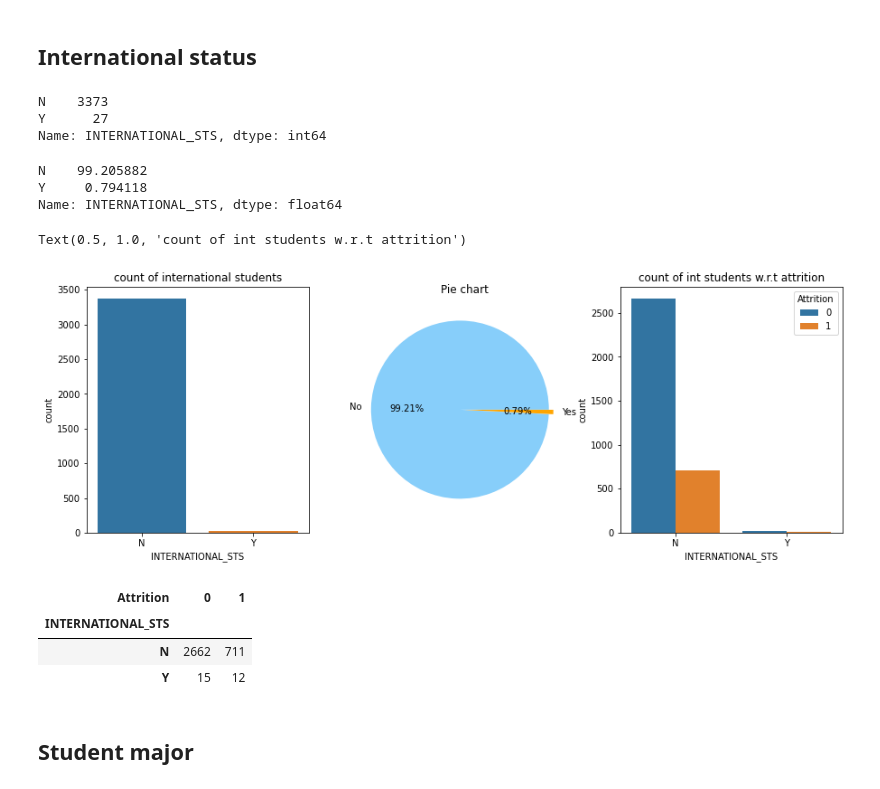
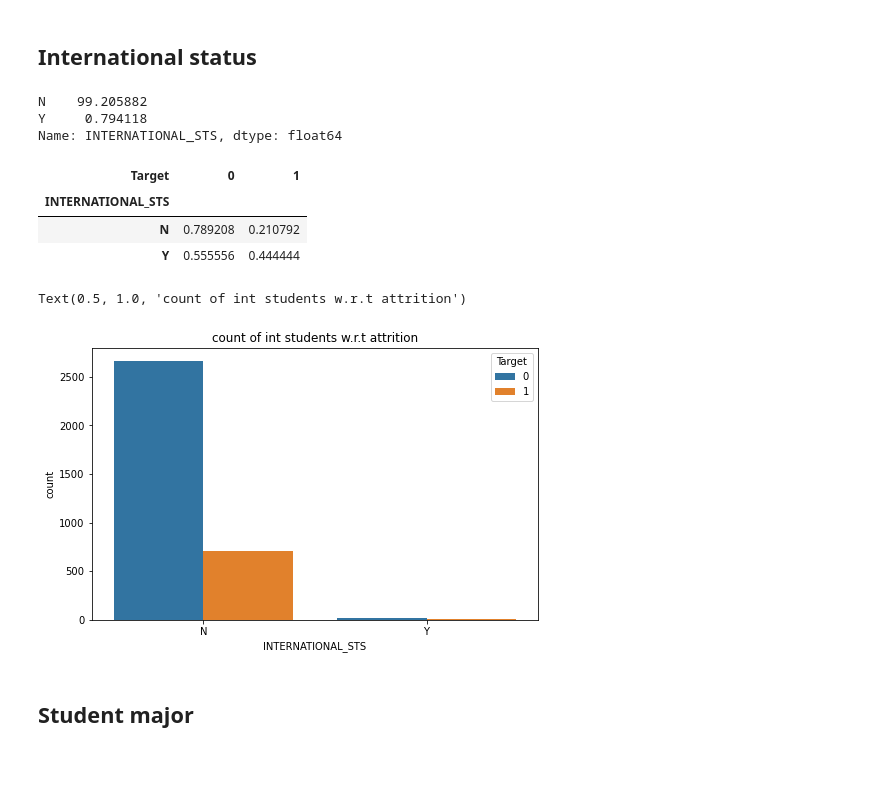
Before and after one commit to Jobin-Nelson/Student_attrition, a Jupyter notebook: src/pilot.ipynb, the cells around one changed output. Drawn from its saved outputs; the diff is of its cells as text; code cells hidden in the pictures; blank space fills up the shorter version.

```diff
--- a/src/pilot.ipynb
+++ b/src/pilot.ipynb
@@ -33,6 +23,11 @@ import seaborn as sns
 %matplotlib inline
+# %%
+# Getting the filepath
+pwd = os.getcwd()
+filepath = os.path.join(os.path.dirname(pwd),"input\\Student Applications & Performance.xlsx")
 # %%
-df = pd.read_excel("Student Applications & Performance.xlsx",sheet_name="University information")
+# Loading the data
+df = pd.read_excel(filepath,sheet_name="University information")
 df.head()
 # %% [output]
 |  | STUDENT IDENTIFIER | STDNT_AGE | STDNT_GENDER | STDNT_BACKGROUND | IN_STATE_FLAG | INTERNATIONAL_STS | ... |
@@ -111,6 +108,9 @@ df['RETURNED_2ND_YR'].value_counts()
 0     723
 Name: RETURNED_2ND_YR, dtype: int64
 # %%
-# Creating target feature
-df['Attrition'] = df['RETURNED_2ND_YR']
+# Renaming target feature
+df['Target'] = df['RETURNED_2ND_YR']
 df.drop('RETURNED_2ND_YR',axis=1,inplace=True)
+
+df['Target'].value_counts(normalize=True)*100
+# It is an imbalanced data
@@ -117,7 +121,7 @@ df.drop('RETURNED_2ND_YR',axis=1,inplace=True)
 # %%
-# Swapping 1&0 in attrition so 1 represents students who discontinued
-df['Attrition'] = df['Attrition'].map(lambda x: 0 if x==1 else 1)
-df['Attrition'].value_counts()
+# Swapping 1&0 in Target so 1 represents students who discontinued
+df['Target'] = df['Target'].map(lambda x: 0 if x==1 else 1)
+df['Target'].value_counts()
 # %% [output]
 0    2677
 1     723
@@ -350,46 +284,29 @@ pd.crosstab(df['IN_STATE_FLAG'],df['Attrition'],normalize=True)
 # %% [markdown]
 ## International status
-# %%
-df['INTERNATIONAL_STS'].value_counts()
-# %% [output]
-N    3373
-Y      27
-Name: INTERNATIONAL_STS, dtype: int64
-# %%
-df['INTERNATIONAL_STS'].value_counts(normalize=True)*100
-# We can ignore this feature however we can analyse with target once
-# %% [output]
-N    99.205882
-Y     0.794118
-Name: INTERNATIONAL_STS, dtype: float64
+# %%
+df['INTERNATIONAL_STS'].value_counts(normalize=True)*100
+# Very slim number of students are international
+# %% [output]
+N    99.205882
+Y     0.794118
+Name: INTERNATIONAL_STS, dtype: float64
+# %%
+pd.crosstab(df['INTERNATIONAL_STS'],df['Target'],normalize='index')
+# %% [output]
+| Target | 0 | 1 |
+| INTERNATIONAL_STS |  |  |
+| N | 0.789208 | 0.210792 |
+| Y | 0.555556 | 0.444444 |
 # %%
-plt.figure(figsize=(15,5))
-plt.subplot(1,3,1)
-sns.countplot(data=df,x='INTERNATIONAL_STS')
-plt.title('count of international students')
+plt.figure(figsize=(8,5))
 
-plt.subplot(1,3,2)
-plt.pie(df['INTERNATIONAL_STS'].value_counts(),
-       explode=[0.05,0],
-       labels=['No','Yes'],
-       colors=['lightskyblue','orange'],
-       autopct='%.2f%%')
-plt.title('Pie chart')
-
-plt.subplot(1,3,3)
-sns.countplot(data=df,x='INTERNATIONAL_STS',hue='Attrition')
+sns.countplot(data=df,x='INTERNATIONAL_STS',hue='Target')
 plt.title('count of int students w.r.t attrition')
-# many are from the state and many have left the course
+# Many are from the state and many have left the course
+# This variable may be insignificant due to the very low number of international students
 # %% [output]
 Text(0.5, 1.0, 'count of int students w.r.t attrition')
-[figure, old version]
+[figure, new version]
-# %%
-pd.crosstab(df['INTERNATIONAL_STS'],df['Attrition'])
-# %% [output]
-| Attrition | 0 | 1 |
-| INTERNATIONAL_STS |  |  |
-| N | 2662 | 711 |
-| Y | 15 | 12 |
 # %% [markdown]
 ## Student major
 # %%
```
Also changed, not shown: parts of 93 cells of this notebook, 3 other files.
